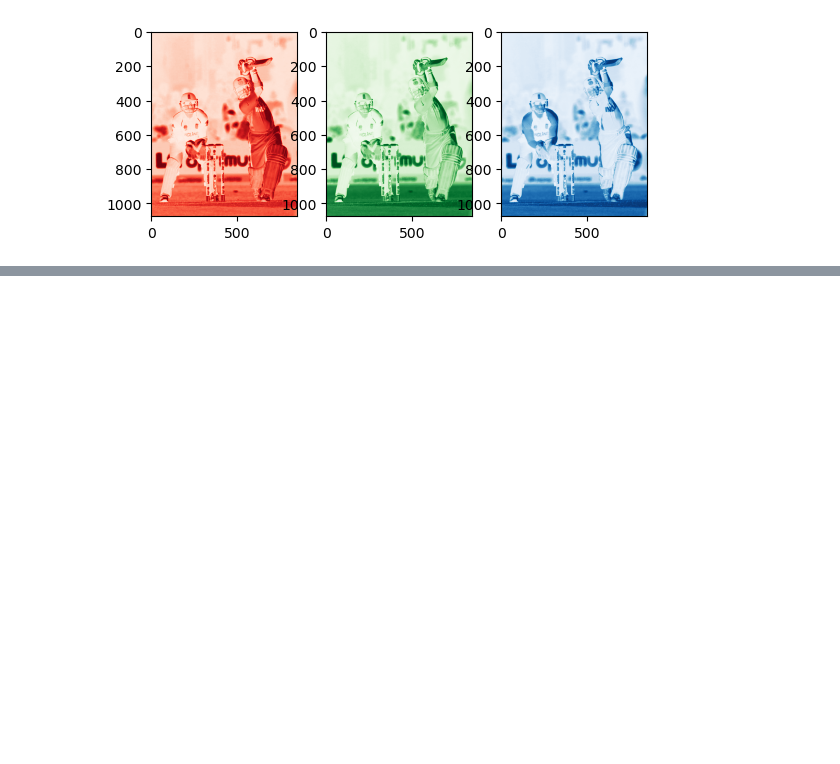
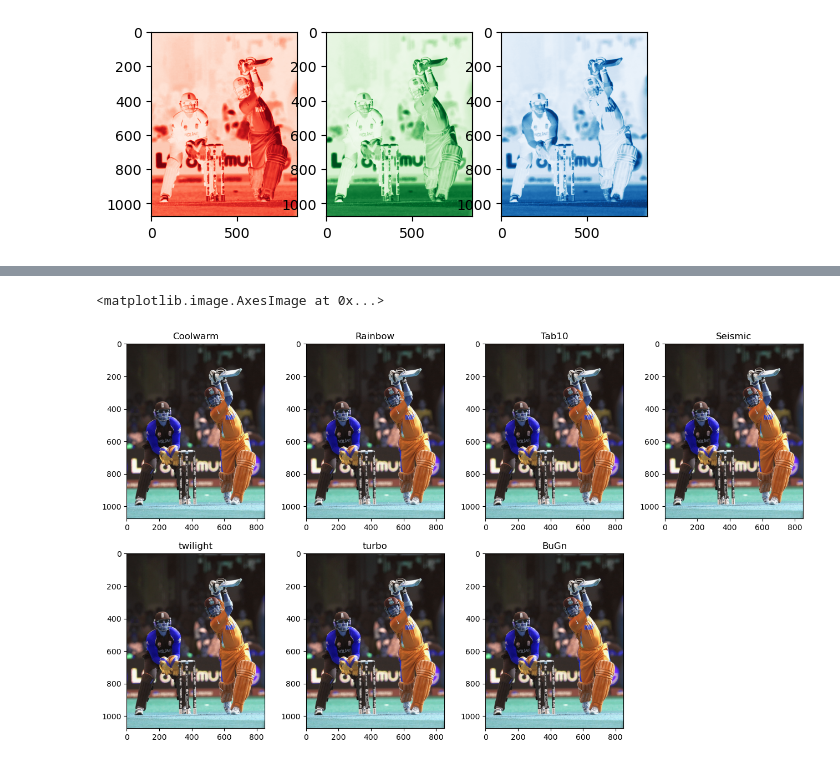
Before and after one commit to Jincyn/Python, a Jupyter notebook: Assignment01.ipynb, the cells around one changed output, grey strips where cells are left out. Saved outputs shown, nothing was run; the diff lists cells and outputs as text; code cells hidden in the pictures; blank space fills up the shorter version.

```diff
--- a/Assignment01.ipynb
+++ b/Assignment01.ipynb
@@ -38,0 +42,26 @@ plt.imshow(img,cmap='gray')
+# %%
+plt.figure(figsize=(16,9))
+plt.subplot(2,4,1)
+plt.title('Coolwarm')
+plt.imshow(img, cmap='coolwarm')
+plt.subplot(2,4,2)
+plt.title('Rainbow')
+plt.imshow(img, cmap='rainbow')
+plt.subplot(2,4,3)
+plt.title('Tab10')
+plt.imshow(img, cmap='tab10')
+plt.subplot(2,4,4)
+plt.title('Seismic')
+plt.imshow(img, cmap='seismic')
+plt.subplot(2,4,5)
+plt.title('twilight')
+plt.imshow(img, cmap='twilight')
+plt.subplot(2,4,6)
+plt.title('turbo')
+plt.imshow(img, cmap='turbo')
+plt.subplot(2,4,7)
+plt.title('BuGn')
+plt.imshow(img, cmap='BuGn')
+# %% [output]
+<matplotlib.image.AxesImage at 0x...>
+[figure, added]
```
Also changed, not shown: parts of 10 cells of this notebook, 2 other files.
